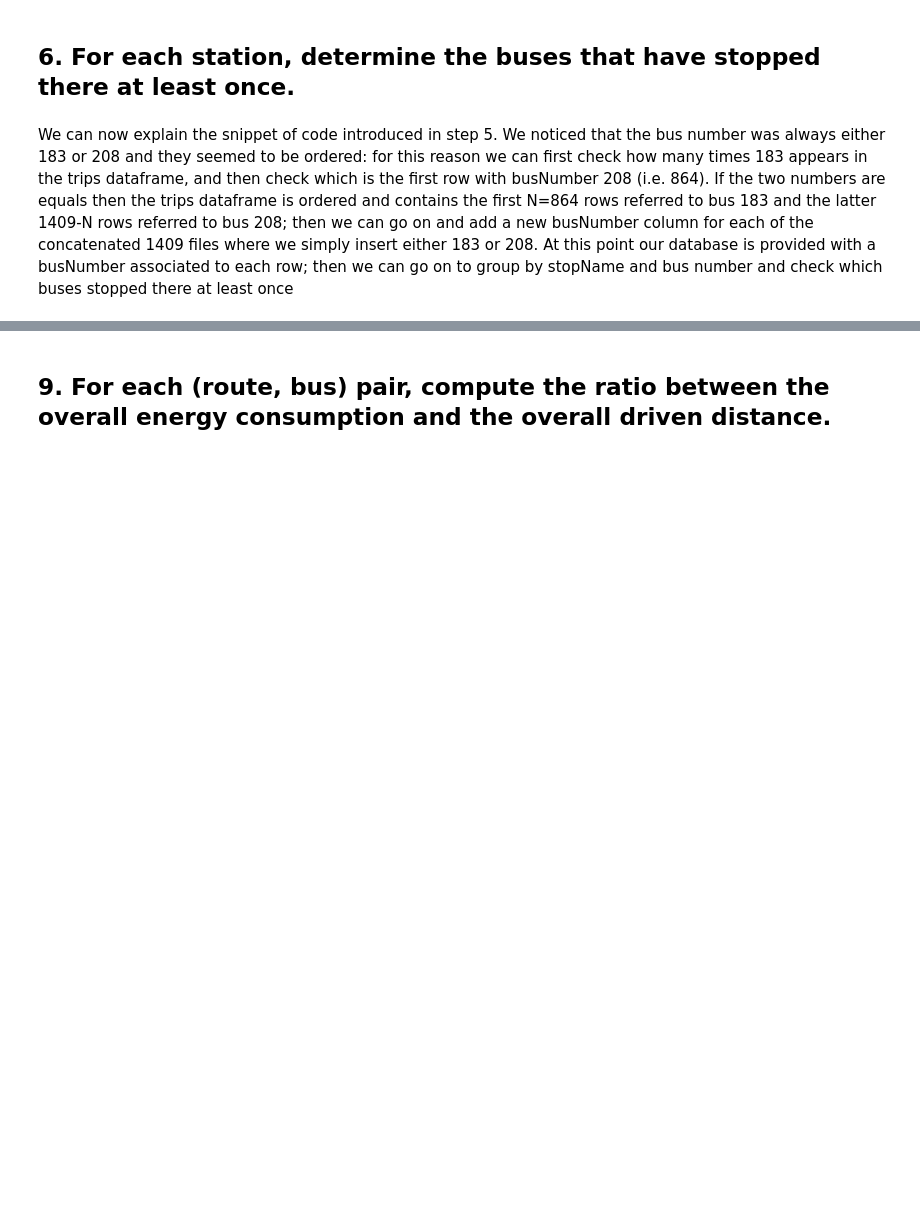
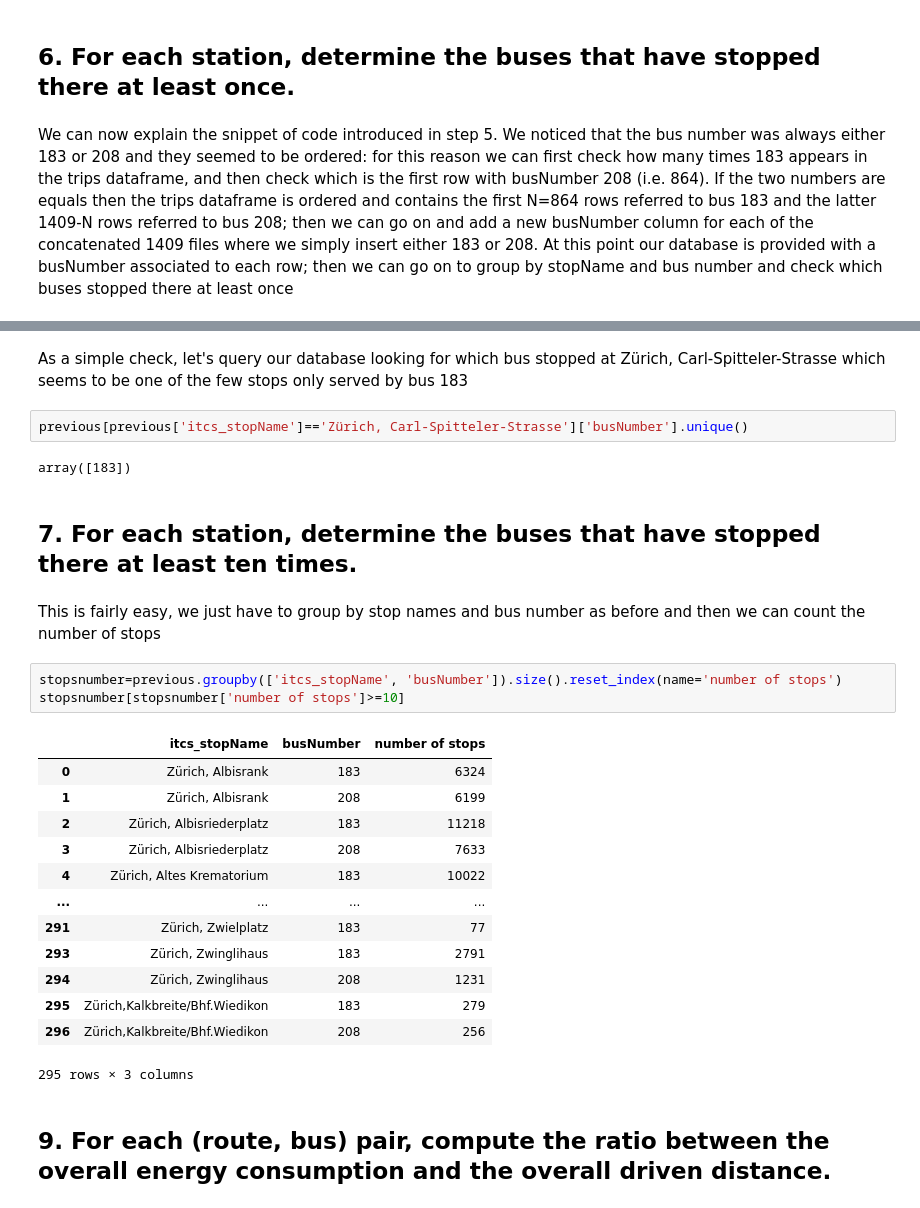
Before and after one commit to CarloArpini/2023-FCS-Project, a Jupyter notebook: Project.ipynb, the cells around one changed output, grey strips where cells are left out. Cells and saved outputs as stored; diff of their text form; blank space fills up the shorter version.

```diff
--- a/Project.ipynb
+++ b/Project.ipynb
@@ -510,3 +488,30 @@ array([183])
+# %% [markdown]
+As a simple check, let's query our database looking for which bus stopped at Zürich, Carl-Spitteler-Strasse which seems to be one of the few stops only served by bus 183
+# %%
+previous[previous['itcs_stopName']=='Zürich, Carl-Spitteler-Strasse']['busNumber'].unique()
+# %% [output]
+array([183])
+# %% [markdown]
+## 7. For each station, determine the buses that have stopped there at least ten times.
+# %% [markdown]
+This is fairly easy, we just have to group by stop names and bus number as before and then we can count the number of stops
+# %%
+stopsnumber=previous.groupby(['itcs_stopName', 'busNumber']).size().reset_index(name='number of stops')
+stopsnumber[stopsnumber['number of stops']>=10]
+# %% [output]
+|  | itcs_stopName | busNumber | number of stops |
+| 0 | Zürich, Albisrank | 183 | 6324 |
+| 1 | Zürich, Albisrank | 208 | 6199 |
+| 2 | Zürich, Albisriederplatz | 183 | 11218 |
+| 3 | Zürich, Albisriederplatz | 208 | 7633 |
+| 4 | Zürich, Altes Krematorium | 183 | 10022 |
+| ... | ... | ... | ... |
+| 291 | Zürich, Zwielplatz | 183 | 77 |
+| 293 | Zürich, Zwinglihaus | 183 | 2791 |
+| 294 | Zürich, Zwinglihaus | 208 | 1231 |
+| 295 | Zürich,Kalkbreite/Bhf.Wiedikon | 183 | 279 |
+| 296 | Zürich,Kalkbreite/Bhf.Wiedikon | 208 | 256 |
+295 rows × 3 columns
 # %% [markdown]
 ## 9. For each (route, bus) pair, compute the ratio between the overall energy consumption and the overall driven distance.
 # %% [markdown]
```
Also changed, not shown: parts of 24 cells of this notebook.
